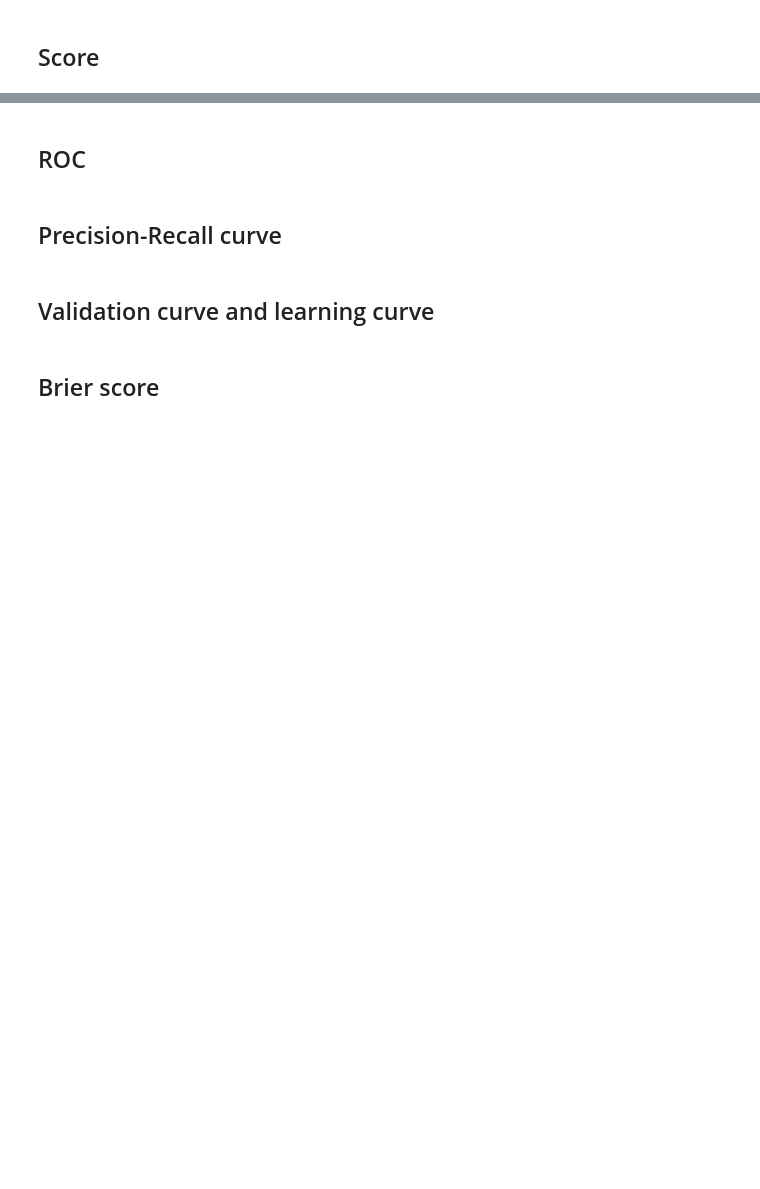
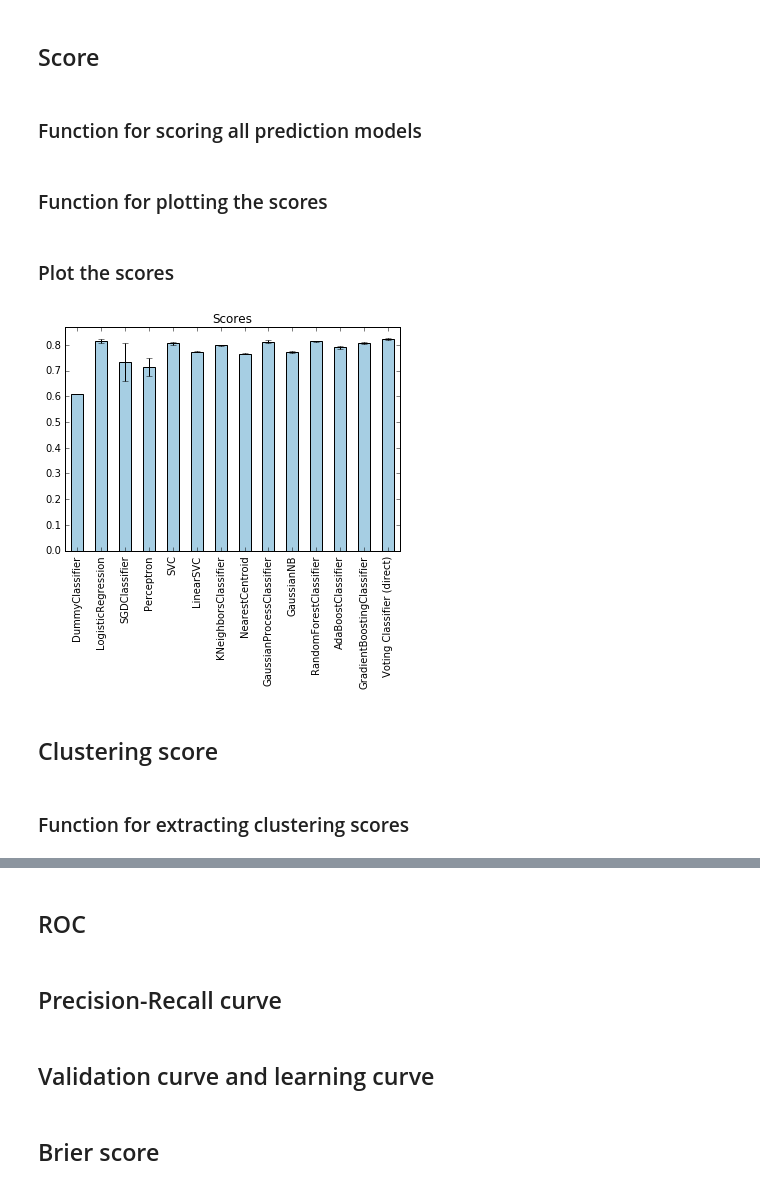
Before and after one commit to dangall/FullDataAnalysisPipeline, a Jupyter notebook: Predictions.ipynb, the cells around one changed output, grey strips where cells are left out. Saved outputs shown, nothing was run; the diff lists cells and outputs as text; code cells hidden in the pictures; blank space fills up the shorter version.

```diff
--- a/Predictions.ipynb
+++ b/Predictions.ipynb
@@ -1511,9 +1536,10 @@ the log of the y-variable"
 
 minval = 0 # Use None if there is no min
 maxval = 115 # Use NOne if there is no max
+bestmodels = bestclassifiers
 
 #================================================================================================
 # FROM HERE ON IT'S AUTOMATIC
 
 if clusteringtype=="supervised" and predictiontype=="regression":
-    plotHeteroscedComparison(allXypairs, bestregressors, minval=minval, maxval=maxval)
+    plotHeteroscedComparison(allXypairs, bestmodels, minval=minval, maxval=maxval)
@@ -1536,2 +1568,55 @@ allpredictions = makeCrossValPredictions(allXypairs, bestregressors, logtransfor
 # %% [markdown]
 ## Score
+# %% [markdown]
+### Function for scoring all prediction models
+# %%
+#================================================================================================
+# FROM HERE ON IT'S AUTOMATIC
+
+@memory.cache
+def makeScoreAndStdDataframe(allXypairs, bestmodels, predictiontype, logtransformY=False, num_iterations=5,
+                             minval=None, maxval=None):
+    if predictiontype=="regression":
+        scoringmetric = sklearn.metrics.r2_score
+    if predictiontype=="classification":
+        scoringmetric = sklearn.metrics.accuracy_score
+    multiplecrossvalpreds = [makeCrossValPredictions(allXypairs, bestmodels, logtransformY,
+                                                     predictiontype=predictiontype, minval=minval, maxval=maxval)
+                             for i in range(num_iterations)]
+    correctvalues = allXypairs[-1][1].ravel()
+    allscores = np.transpose([[scoringmetric(correctvalues, pred[0].ravel()) for pred in allpredictions]
+                              for allpredictions in multiplecrossvalpreds])
+    allscores = [[np.mean(scr), np.std(scr)] for scr in allscores]
+    # Now we'll turn this into a dataframe for easier plotting
+    mean_and_std_dataframe = pd.DataFrame(allscores,
+                                          index=[pred[1] for pred in allpredictions],
+                                          columns=["Mean","StandardDeviation"])
+    return mean_and_std_dataframe
+# %% [markdown]
+### Function for plotting the scores
+# %%
+#================================================================================================
+# FROM HERE ON IT'S AUTOMATIC
+
+def plotScores(mean_and_std_dataframe):
+    plot = mean_and_std_dataframe["Mean"].plot.bar(yerr=mean_and_std_dataframe["StandardDeviation"], color=lightBrewerColors(1))
+    ymax = (mean_and_std_dataframe["Mean"] + mean_and_std_dataframe["StandardDeviation"]).max()*1.05
+    plot.set_ylim([0,ymax])
+    plot.set_title("Scores")
+    return plot
+# %% [markdown]
+### Plot the scores
+# %%
+#================================================================================================
+# FROM HERE ON IT'S AUTOMATIC
+
+if clusteringtype=="supervised":
+    mean_and_std_dataframe = makeScoreAndStdDataframe(allXypairs, bestmodels, predictiontype, num_iterations=5,
+                                                      logtransformY=logtransformY, minval=minval, maxval=maxval)
+    plot = plotScores(mean_and_std_dataframe)
+# %% [output]
+[figure, added]
+# %% [markdown]
+## Clustering score
+# %% [markdown]
+### Function for extracting clustering scores
```
Also changed, not shown: parts of 19 cells of this notebook.
